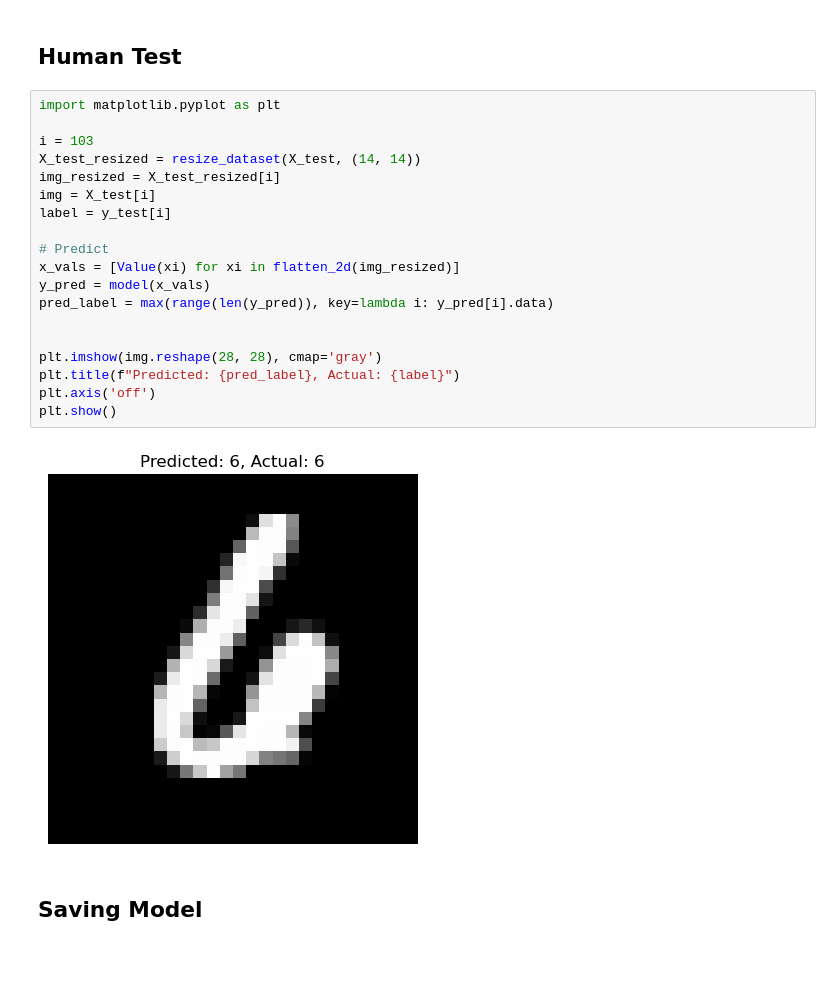
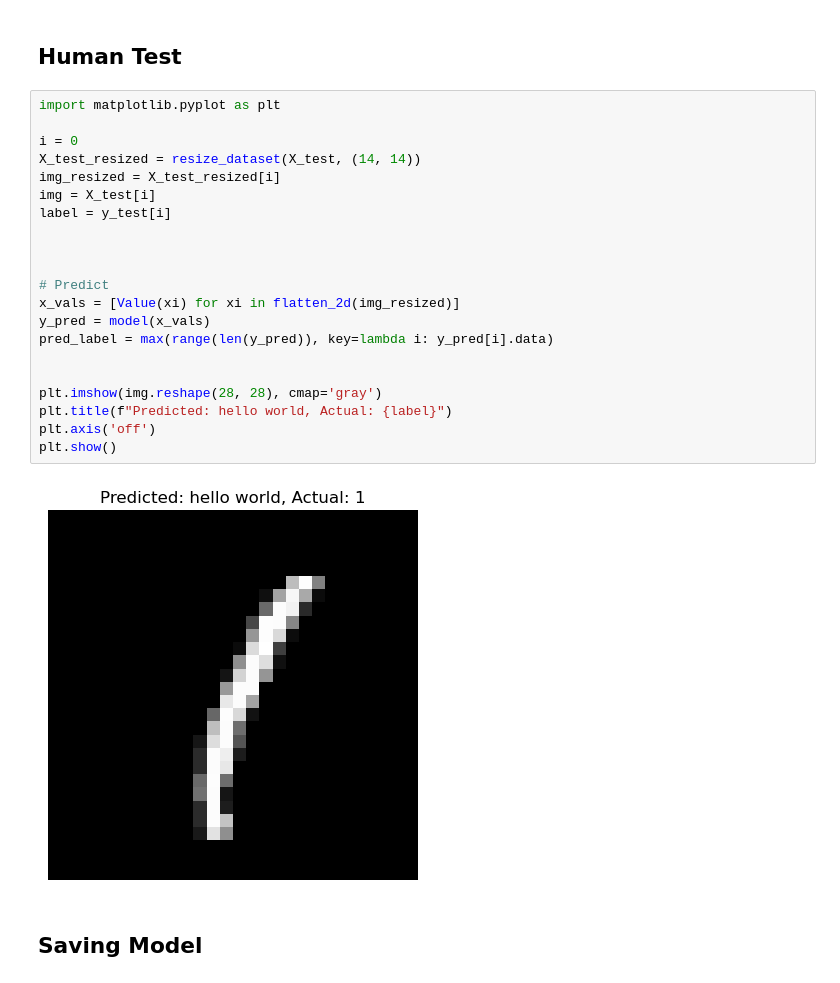
Before and after one commit to dshi08/Digit-Classification, a Jupyter notebook: digit-classification/digits.ipynb, the cells around one changed output. Saved outputs shown, nothing was run; the diff lists cells and outputs as text.

```diff
--- a/digit-classification/digits.ipynb
+++ b/digit-classification/digits.ipynb
@@ -191,24 +173,26 @@ Test accuracy: 71.00%
 # %%
 import matplotlib.pyplot as plt
 
-i = 103
+i = 0
 X_test_resized = resize_dataset(X_test, (14, 14))
 img_resized = X_test_resized[i]
 img = X_test[i]
 label = y_test[i]
+
+
 
 # Predict
 x_vals = [Value(xi) for xi in flatten_2d(img_resized)]
 y_pred = model(x_vals)
 pred_label = max(range(len(y_pred)), key=lambda i: y_pred[i].data)
 
 
 plt.imshow(img.reshape(28, 28), cmap='gray')
-plt.title(f"Predicted: {pred_label}, Actual: {label}")
+plt.title(f"Predicted: hello world, Actual: {label}")
 plt.axis('off')
 plt.show()
 # %% [output]
-[figure, old version]
+[figure, new version]
 # %% [markdown]
 ## Saving Model
 # %%
```
Also changed, not shown: parts of 7 cells of this notebook, 2 other files.
